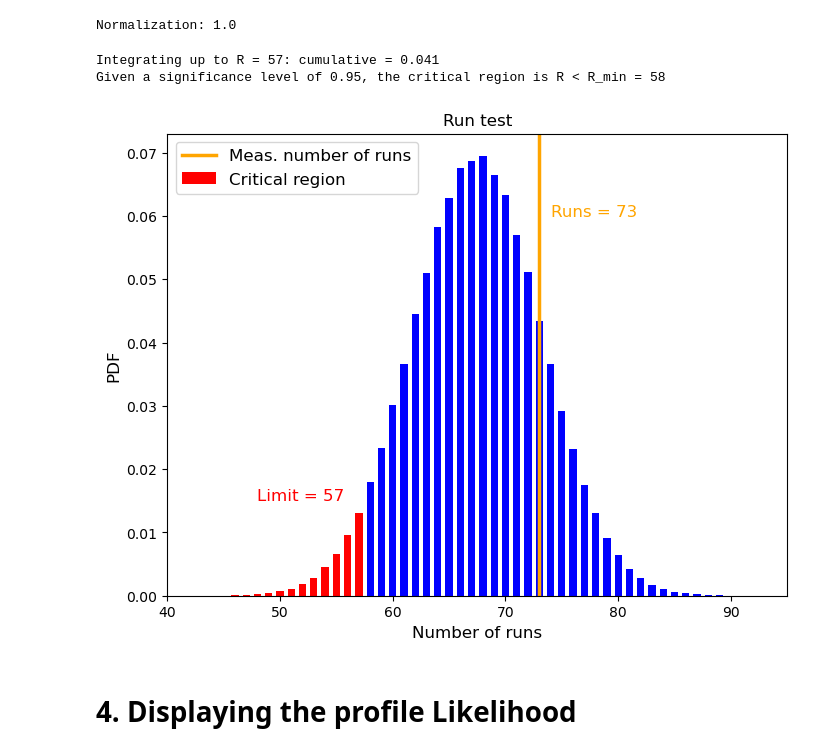
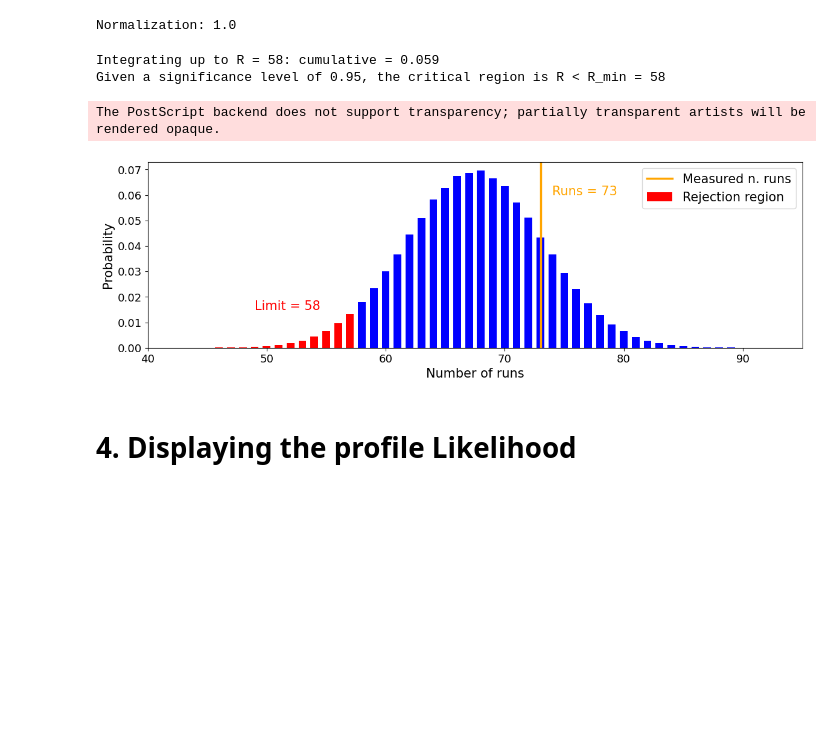
Before and after one commit to Matteo-Bellino/SMATEP_Project, a Jupyter notebook: Psi2S_RadanoBellino.ipynb, the cells around one changed output. Saved outputs shown, nothing was run; the diff lists cells and outputs as text; code cells hidden in the pictures; blank space fills up the shorter version.

Commit message:
Graphs modified

```diff
--- a/Psi2S_RadanoBellino.ipynb
+++ b/Psi2S_RadanoBellino.ipynb
@@ -40,7 +40,8 @@ In the case of low statistics, we are interested in setting an upper limit to th
 # %%
 mass_cut_HS = 4.5
 mass_cut_LS = 4.5
-fs = '12'
+fs = '15'
+tfs = 13
 # %%
 # Importing data from files
 with open('DataSet.pkl', 'rb') as file: # The 'rb' stands for 'read binary', necessary for this kind of file
@@ -465,30 +523,33 @@ CDF = np.cumsum(runs_pdf)
 alpha = 0.05
 significance_level = 1-alpha
 quantile = R[np.searchsorted(CDF, alpha, side = 'left')]
-print(f"Integrating up to R = {R[np.searchsorted(CDF, alpha, side = 'left')]-1}: cumulative = {CDF[np.searchsorted(CDF, alpha)-1]:.3f}")
+print(f"Integrating up to R = {R[np.searchsorted(CDF, alpha, side = 'left')]}: cumulative = {CDF[np.searchsorted(CDF, alpha)]:.3f}")
 print(f"Given a significance level of {significance_level}, the critical region is R < R_min = {quantile}")
 # %% [output]
-Integrating up to R = 57: cumulative = 0.041
+Integrating up to R = 58: cumulative = 0.059
 Given a significance level of 0.95, the critical region is R < R_min = 58
 # %%
 # Plotting the probability distribution of the runs number and Hypothesis Testing
-plt.figure(figsize = (8,6))
+plt.figure(figsize = (14,4))
 plt.bar(R[np.searchsorted(CDF, alpha, side = 'left'):], runs_pdf[np.searchsorted(CDF, alpha, side = 'left'):], width = 0.65, color = 'b')
-plt.bar(R[0:np.searchsorted(CDF, alpha, side = 'left')], runs_pdf[0:np.searchsorted(CDF, alpha, side = 'left')], width = 0.65, color = 'r', label = "Critical region")
-plt.axvline(len(runs), color='orange',linewidth = "2.5", label = "Meas. number of runs")
+plt.bar(R[0:np.searchsorted(CDF, alpha, side = 'left')], runs_pdf[0:np.searchsorted(CDF, alpha, side = 'left')], width = 0.65, color = 'r', label = "Rejection region")
+plt.axvline(len(runs), color='orange',linewidth = "2.5", label = "Measured n. runs")
 
 plt.xlim([40,95])
 plt.legend(fontsize = fs)
-plt.title("Run test", fontsize = fs)
-plt.ylabel("PDF", fontsize = fs)
+#plt.title("Run test", fontsize = fs)
+plt.ylabel("Probability", fontsize = fs)
 plt.xlabel("Number of runs", fontsize = fs)
 plt.text(len(runs)+1, 0.06, f"Runs = {len(runs)}", fontsize = fs, color = "orange")
-plt.text(R[np.searchsorted(CDF, alpha, side = 'left')] - 10, 0.015, f"Limit = {R[np.searchsorted(CDF, alpha, side = 'left')]-1}", fontsize = fs, color = "red")
+plt.text(R[np.searchsorted(CDF, alpha, side = 'left')] - 9, 0.015, f"Limit = {R[np.searchsorted(CDF, alpha, side = 'left')]}", fontsize = fs, color = "red")
+plt.tick_params(axis='both', labelsize=tfs)
 
-plt.savefig("HS_Runs_distribution.png")
+plt.savefig("HS_Runs_distribution.png", bbox_inches='tight')
+plt.savefig("HS_Runs_distribution.eps", bbox_inches='tight')
 plt.show()
 # %% [output]
+The PostScript backend does not support transparency; partially transparent artists will be rendered opaque.
-[figure, old version]
+[figure, new version]
 # %%
 # (1) Defining the bkg only hypothesis
 #bkg_only_hypothesis = POI(xs_psi2s, 0)
```
Also changed, not shown: parts of 5 cells of this notebook.
